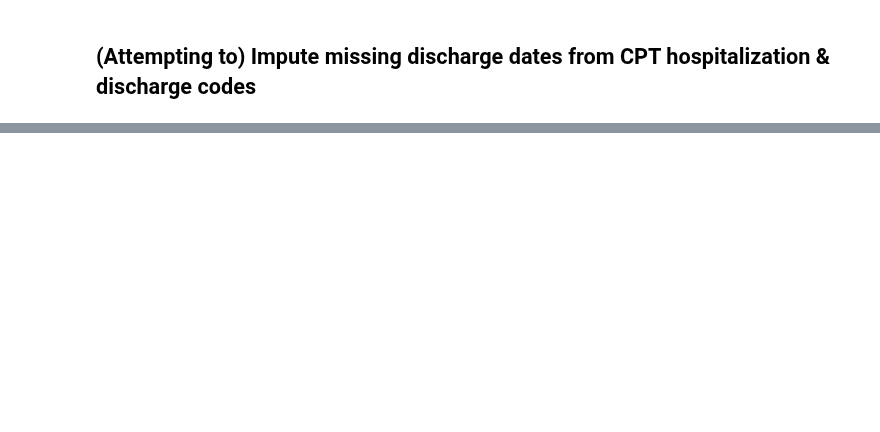
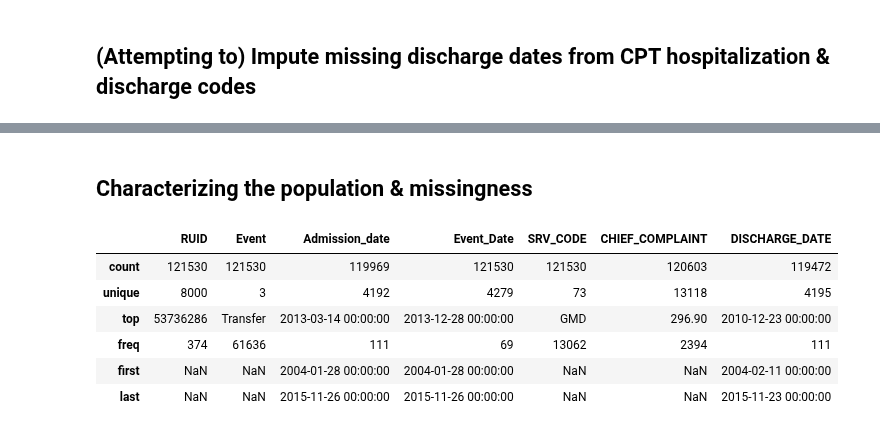
Before and after one commit to alvinjeffery/Bios8366_project, a Jupyter notebook: code/adt_processing.ipynb, the cells around one changed output, grey strips where cells are left out. Cells and saved outputs as stored; diff of their text form; code cells hidden in the pictures; blank space fills up the shorter version.

```diff
--- a/code/adt_processing.ipynb
+++ b/code/adt_processing.ipynb
@@ -371,0 +361,12 @@ missing_discharge
+# %% [markdown]
+## Characterizing the population & missingness
+# %%
+adt.describe(include = "all")
+# %% [output]
+|  | RUID | Event | Admission_date | Event_Date | SRV_CODE | CHIEF_COMPLAINT | DISCHARGE_DATE |
+| count | 121530 | 121530 | 119969 | 121530 | 121530 | 120603 | 119472 |
+| unique | 8000 | 3 | 4192 | 4279 | 73 | 13118 | 4195 |
+| top | 53736286 | Transfer | 2013-03-14 00:00:00 | 2013-12-28 00:00:00 | GMD | 296.90 | 2010-12-23 00:00:00 |
+| freq | 374 | 61636 | 111 | 69 | 13062 | 2394 | 111 |
+| first | NaN | NaN | 2004-01-28 00:00:00 | 2004-01-28 00:00:00 | NaN | NaN | 2004-02-11 00:00:00 |
+| last | NaN | NaN | 2015-11-26 00:00:00 | 2015-11-26 00:00:00 | NaN | NaN | 2015-11-23 00:00:00 |
```
Also changed, not shown: parts of 26 cells of this notebook, 2 other files.
